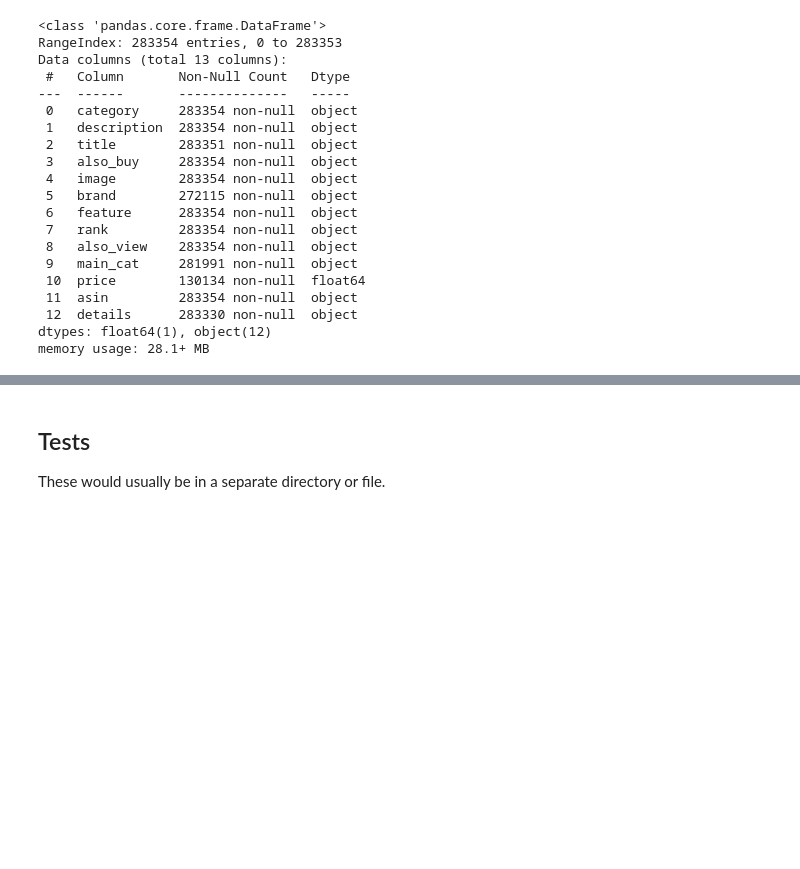
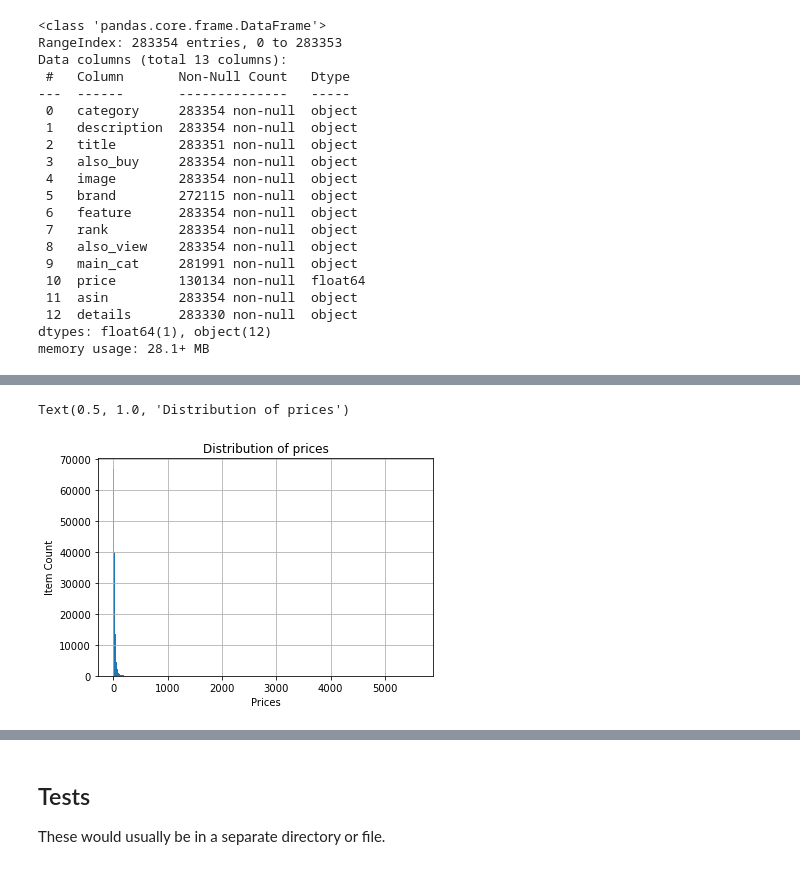
Before and after one commit to JasonCaldwellMBA/Grocery_Recommender, a Jupyter notebook: Notebooks/Wrangling_Grocery_and_Gourmet_Food_Meta.ipynb, the cells around one changed output, grey strips where cells are left out. Drawn from its saved outputs; the diff is of its cells as text; code cells hidden in the pictures; blank space fills up the shorter version.

```diff
--- a/Notebooks/Wrangling_Grocery_and_Gourmet_Food_Meta.ipynb
+++ b/Notebooks/Wrangling_Grocery_and_Gourmet_Food_Meta.ipynb
@@ -573,8 +575,8 @@ This will combine several of the attempts and ideas from above.
 # Remove columns that don't have at least 40% of the data.
 
 drop_thresh = grocery_data.shape[0] * 0.4
-grocery_data_cleaned = grocery_data_copy.dropna(thresh=drop_thresh, how='all', axis='columns').copy()
-grocery_data_cleaned.info()
+grocery_data_5 = grocery_data_copy.dropna(thresh=drop_thresh, how='all', axis='columns').copy()
+grocery_data_5.info()
 # %% [output]
 <class 'pandas.core.frame.DataFrame'>
 RangeIndex: 287051 entries, 0 to 287050
@@ -599,8 +601,8 @@ memory usage: 28.5+ MB
 # %%
 # Remove duplicate asin rows
 
-grocery_data_cleaned.drop_duplicates(subset=['asin'], keep='first', inplace=True, ignore_index=True)
-grocery_data_cleaned.info()
+grocery_data_5.drop_duplicates(subset=['asin'], keep='first', inplace=True, ignore_index=True)
+grocery_data_5.info()
 # %% [output]
 <class 'pandas.core.frame.DataFrame'>
 RangeIndex: 283354 entries, 0 to 283353
@@ -625,5 +627,5 @@ memory usage: 28.1+ MB
 # %%
 # Set index to unique asin (Amazon Standard Identification Number).
 
-grocery_data_cleaned.set_index(['asin'], inplace=True)
+grocery_data_5.set_index(['asin'], inplace=True)
 # %%
@@ -650,0 +641,5 @@ TODO
+# %%
+# Drop image link because it won't be used for this project/analysis.
+
+grocery_data_5.drop(columns=['image'], inplace=True)
+grocery_data_5.info()
@@ -650,0 +721,9 @@ TODO
+# %%
+# Recommendation system may get skewed using price because of the non normal distribution.
+grocery_data_5.price.hist(bins=300)
+plt.xlabel('Prices')
+plt.ylabel('Item Count')
+plt.title('Distribution of prices')
+# %% [output]
+Text(0.5, 1.0, 'Distribution of prices')
+[figure, added]
```
Also changed, not shown: parts of 15 cells of this notebook.
